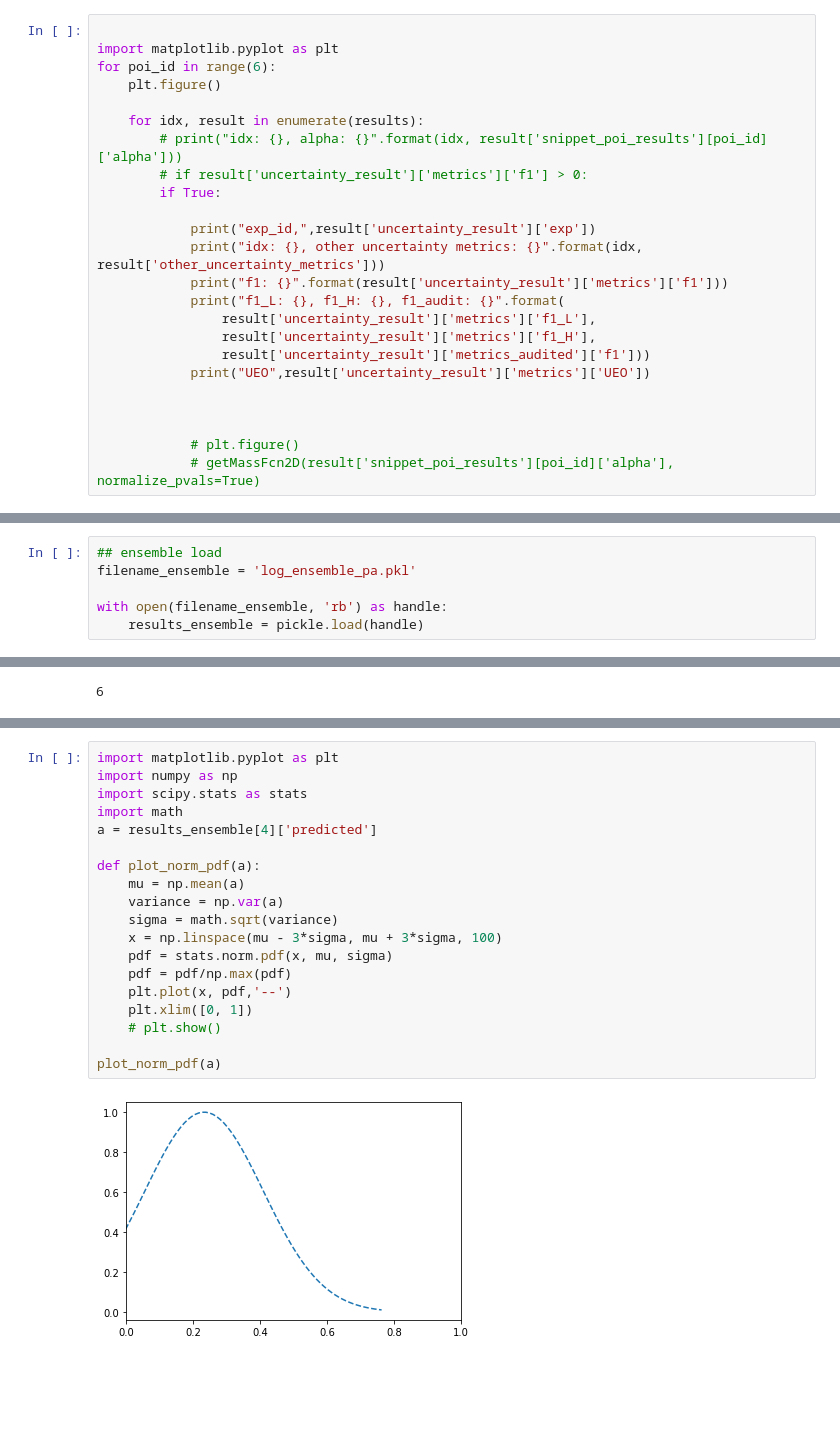
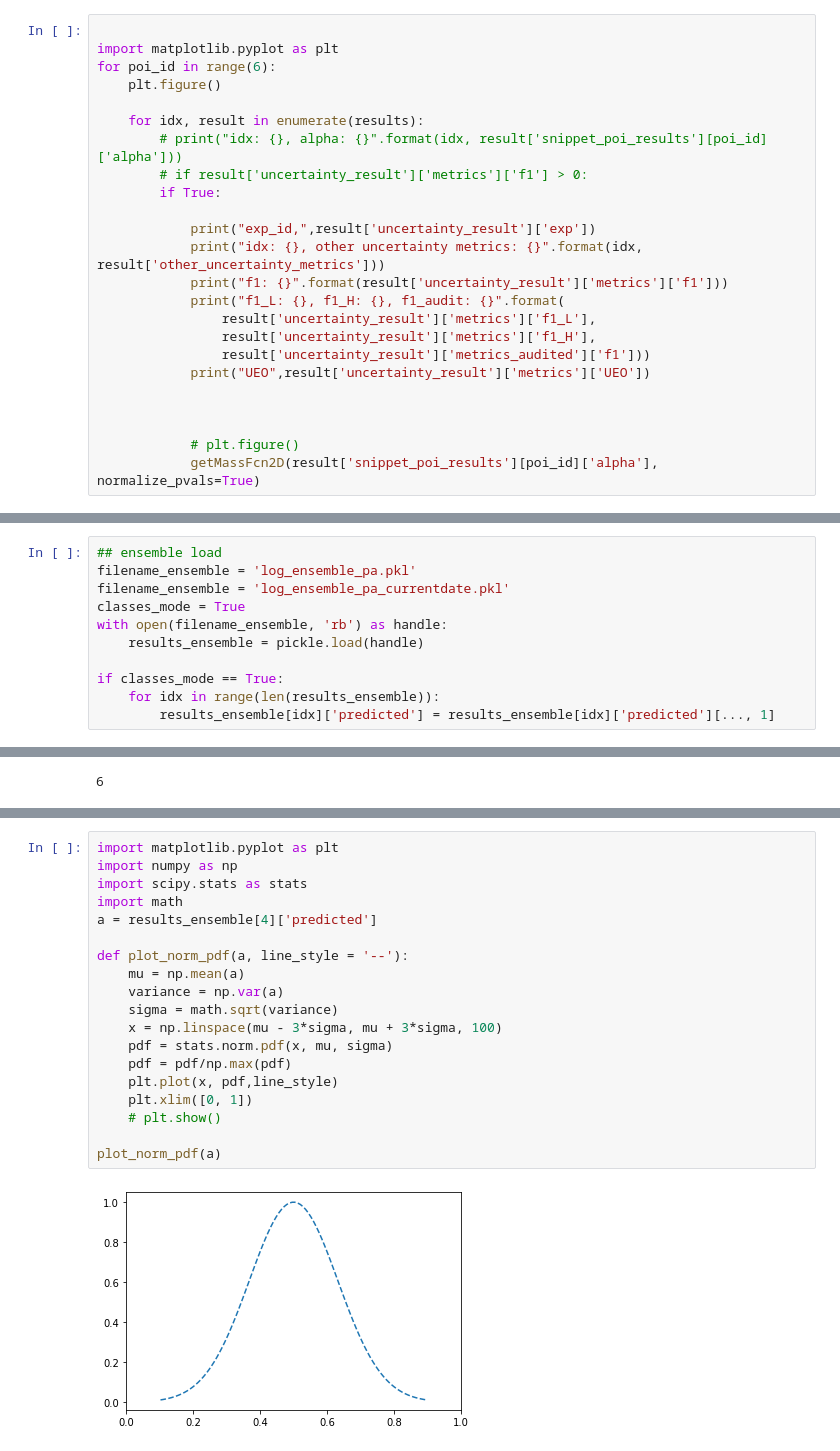
Before and after one commit to DiMorten/deforestation_uncertainty, a Jupyter notebook: log_analyze.ipynb, the cells around one changed output, grey strips where cells are left out. Saved outputs shown, nothing was run; the diff lists cells and outputs as text; blank space fills up the shorter version.

```diff
--- a/log_analyze.ipynb
+++ b/log_analyze.ipynb
@@ -117,7 +118,7 @@ for poi_id in range(6):
 
 
             # plt.figure()
-            # getMassFcn2D(result['snippet_poi_results'][poi_id]['alpha'], normalize_pvals=True)
+            getMassFcn2D(result['snippet_poi_results'][poi_id]['alpha'], normalize_pvals=True)
 # %% [output]
 exp_id, 194
 idx: 0, other uncertainty metrics: {'sUEO': 0.3845722890780702, 'ece_score': 0}
@@ -165,6 +183,11 @@ results
 # %%
 ## ensemble load
 filename_ensemble = 'log_ensemble_pa.pkl'
-
+filename_ensemble = 'log_ensemble_pa_currentdate.pkl'
+classes_mode = True
 with open(filename_ensemble, 'rb') as handle:
     results_ensemble = pickle.load(handle)
+
+if classes_mode == True:
+    for idx in range(len(results_ensemble)):
+        results_ensemble[idx]['predicted'] = results_ensemble[idx]['predicted'][..., 1]
@@ -201,23 +243,23 @@ plt.show()
 # %%
 import matplotlib.pyplot as plt
 import numpy as np
 import scipy.stats as stats
 import math
 a = results_ensemble[4]['predicted']
 
-def plot_norm_pdf(a):
+def plot_norm_pdf(a, line_style = '--'):
     mu = np.mean(a)
     variance = np.var(a)
     sigma = math.sqrt(variance)
     x = np.linspace(mu - 3*sigma, mu + 3*sigma, 100)
     pdf = stats.norm.pdf(x, mu, sigma)
     pdf = pdf/np.max(pdf)
-    plt.plot(x, pdf,'--')
+    plt.plot(x, pdf,line_style)
     plt.xlim([0, 1])
     # plt.show()
 
 plot_norm_pdf(a)
 # %% [output]
-[figure, old version]
+[figure, new version]
 # %%
 
```
Also changed, not shown: parts of 11 cells of this notebook, 5 other files.
